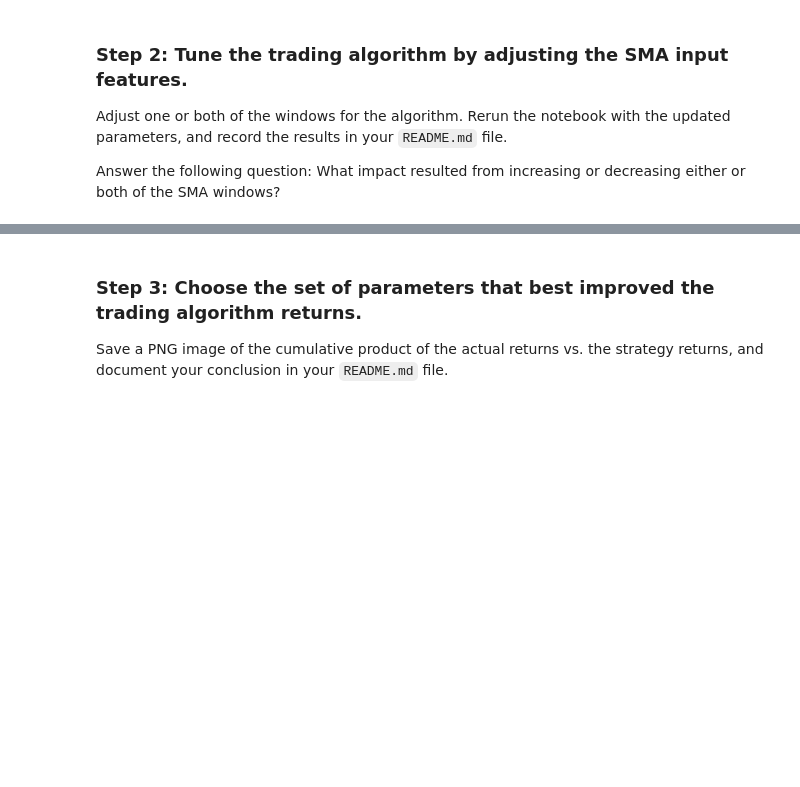
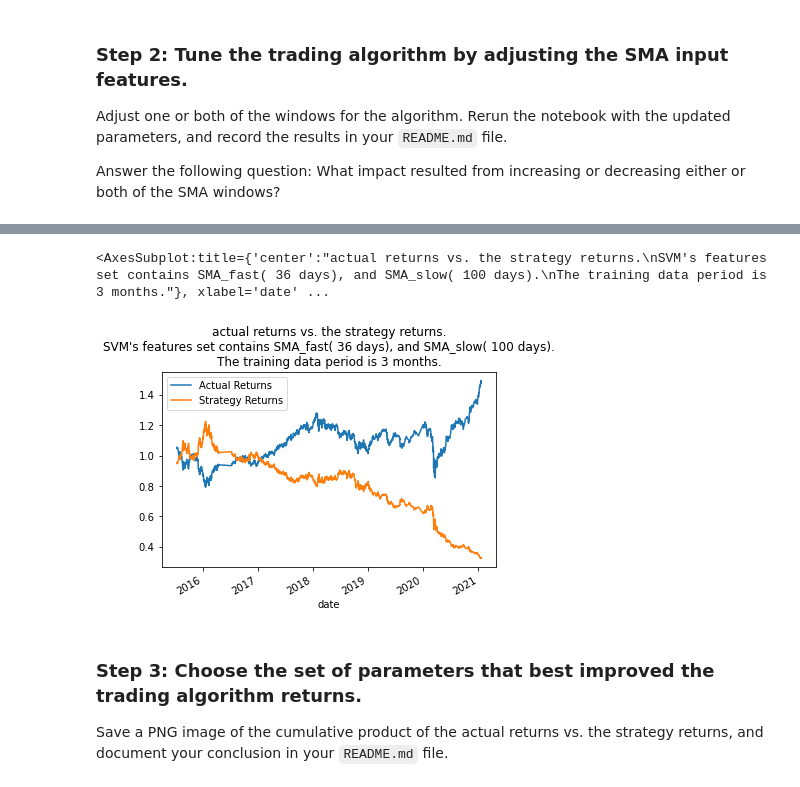
Before and after one commit to godifay/algorithmic-trading-strategy, a Jupyter notebook: Starter_Code 14/machine_learning_trading_bot.ipynb, the cells around one changed output, grey strips where cells are left out. Drawn from its saved outputs; the diff is of its cells as text; code cells hidden in the pictures; blank space fills up the shorter version.

```diff
--- a/Starter_Code 14/machine_learning_trading_bot.ipynb
+++ b/Starter_Code 14/machine_learning_trading_bot.ipynb
@@ -411,0 +707,13 @@ Answer the following question: What impact resulted from increasing or decreasin
+# %%
+# From SVM, instantiate SVC classifier model instance
+svm_model_3 = svm.SVC()
+
+# Fit the model to the data using the training data
+svm_model_3 = svm_model_3.fit(X_train_scaled_3, y_train_3)
+
+# Use the testing data to make the model predictions
+svm_pred_3 = svm_model_3.predict(X_test_scaled_3)
+
+# Review the model's predicted values
+# YOUR CODE HERE
+svm_pred_3[:10]
@@ -411,0 +738,20 @@ Answer the following question: What impact resulted from increasing or decreasin
+# %%
+# Create a new empty predictions DataFrame.
+
+# Create a predictions DataFrame
+predictions_df_3 =  pd.DataFrame(index=X_test_3.index)
+
+# Add the SVM model predictions to the DataFrame
+predictions_df_3['Predicted'] = svm_pred_3
+
+# Add the actual returns to the DataFrame
+predictions_df_3['Actual Returns'] = signals_df["Actual Returns"]
+
+
+# Add the strategy returns to the DataFrame
+predictions_df_3['Strategy Returns'] = signals_df['Actual Returns'] * predictions_df_3['Predicted']
+
+
+# Review the DataFrame
+display(predictions_df_3.head())
+display(predictions_df_3.tail())
@@ -412,3 +773,17 @@ Answer the following question: What impact resulted from increasing or decreasin
+# %%
+# Plot the actual returns versus the strategy returns
+# YOUR CODE HERE
+(1 + predictions_df_3[["Actual Returns", "Strategy Returns"]]).cumprod().plot(
+title =
+
+f"actual returns vs. the strategy returns."
++f"\nSVM's features set contains SMA_fast( {short_window_3} days), and SMA_slow( {long_window} days)."
++f"\nThe training data period is {months_3} months."
+
+)
+# %% [output]
+<AxesSubplot:title={'center':"actual returns vs. the strategy returns.\nSVM's features set contains SMA_fast( 36 days), and SMA_slow( 100 days).\nThe training data period is 3 months."}, xlabel='date' ...
+[figure, added]
 # %% [markdown]
 ### Step 3: Choose the set of parameters that best improved the trading algorithm returns.
 
```
Also changed, not shown: parts of 40 cells of this notebook.
